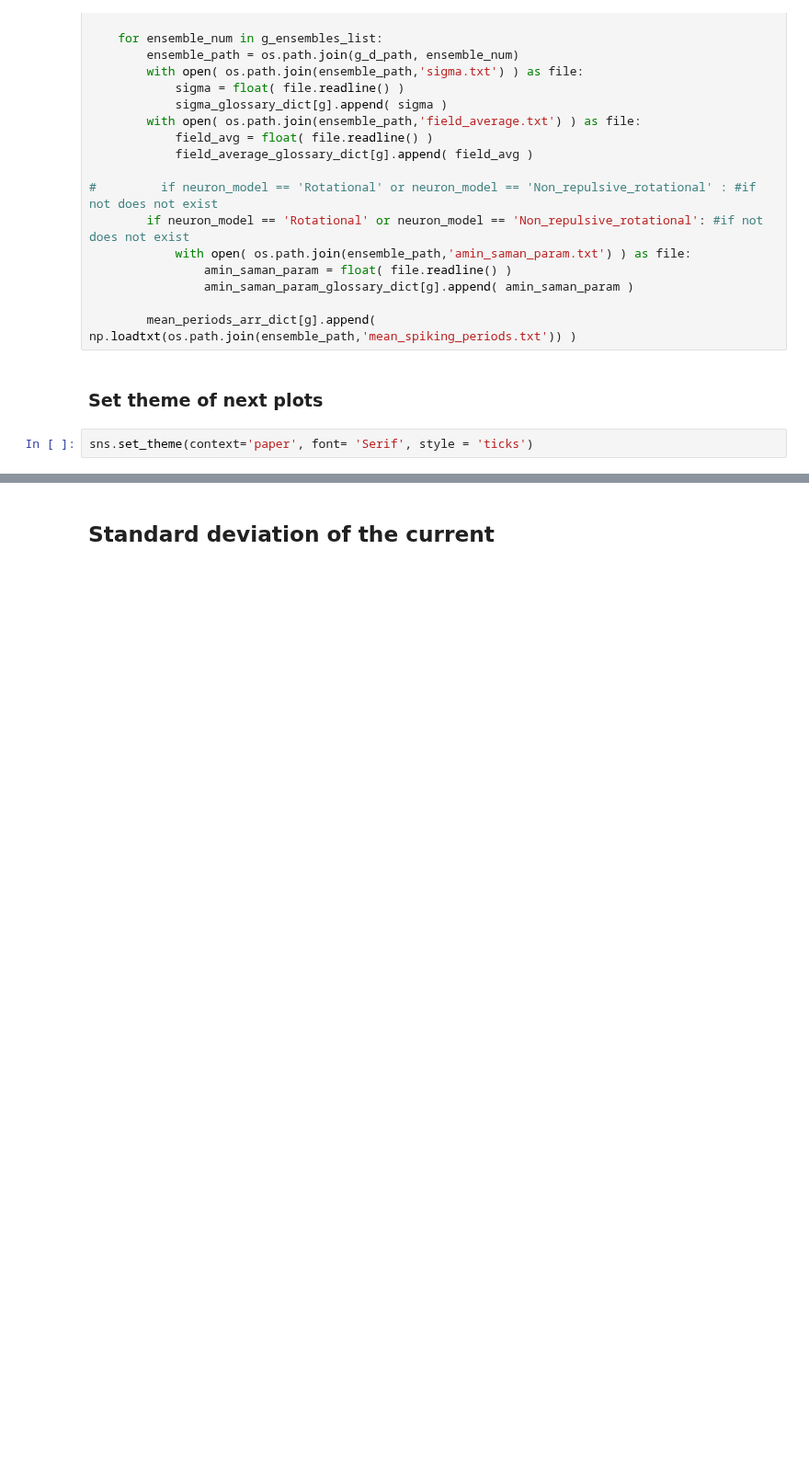
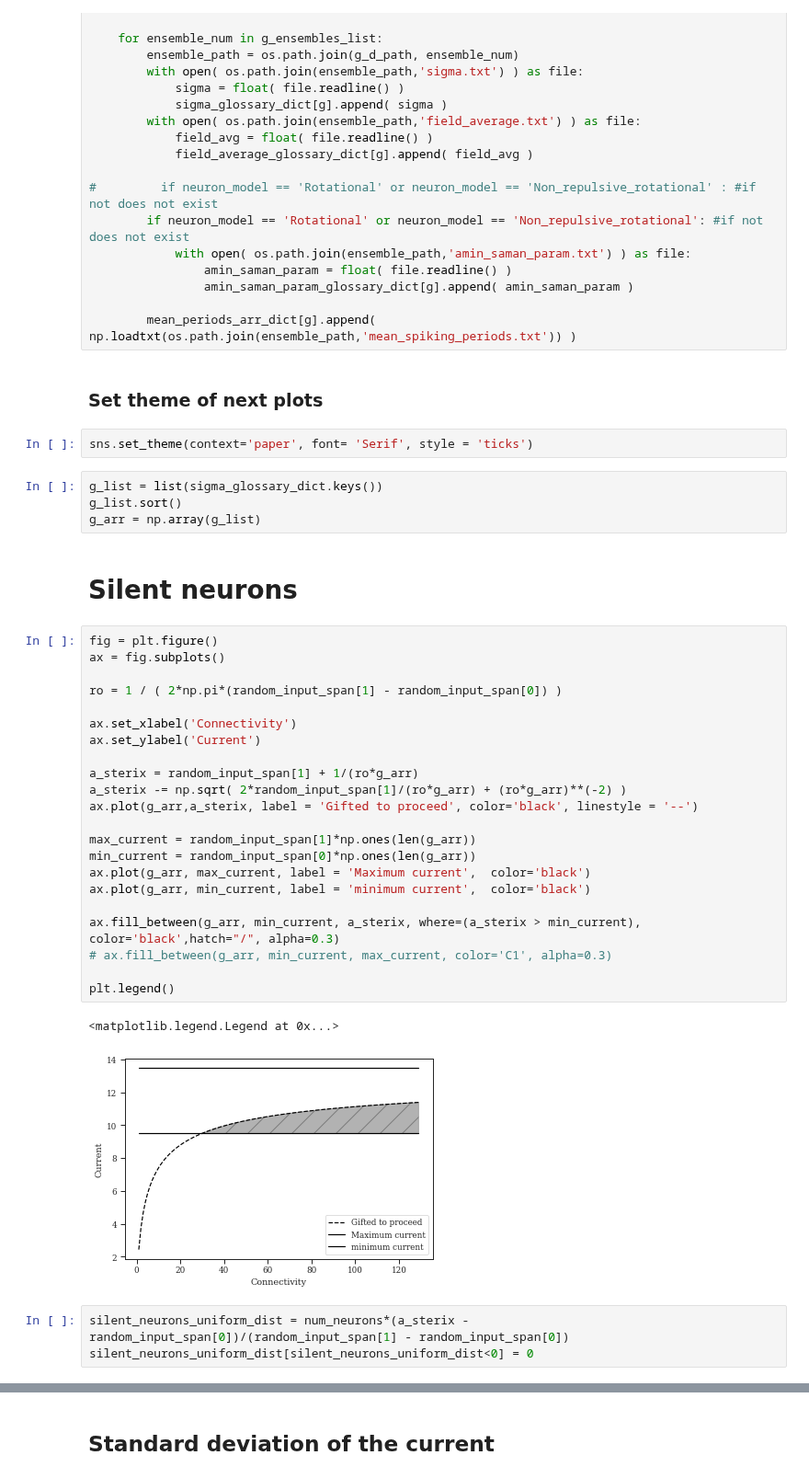
Before and after one commit to mmehrani/master_thesis, a Jupyter notebook: scripts/all_neurons_model_in_one_place/averaging_on_ensembles.ipynb, the cells around one changed output, grey strips where cells are left out. Shown at 92% size. Saved outputs shown, nothing was run; the diff lists cells and outputs as text; blank space fills up the shorter version.

```diff
--- a/scripts/all_neurons_model_in_one_place/averaging_on_ensembles.ipynb
+++ b/scripts/all_neurons_model_in_one_place/averaging_on_ensembles.ipynb
@@ -79,3 +82,37 @@ for g_folder in desired_g_folders:
 ### Set theme of next plots
 # %%
 sns.set_theme(context='paper', font= 'Serif', style = 'ticks')
+# %%
+g_list = list(sigma_glossary_dict.keys())
+g_list.sort()
+g_arr = np.array(g_list)
+# %% [markdown]
+# Silent neurons
+# %%
+fig = plt.figure()
+ax = fig.subplots()
+
+ro = 1 / ( 2*np.pi*(random_input_span[1] - random_input_span[0]) )
+
+ax.set_xlabel('Connectivity')
+ax.set_ylabel('Current')
+
+a_sterix = random_input_span[1] + 1/(ro*g_arr)
+a_sterix -= np.sqrt( 2*random_input_span[1]/(ro*g_arr) + (ro*g_arr)**(-2) )
+ax.plot(g_arr,a_sterix, label = 'Gifted to proceed', color='black', linestyle = '--')
+
+max_current = random_input_span[1]*np.ones(len(g_arr))
+min_current = random_input_span[0]*np.ones(len(g_arr))
+ax.plot(g_arr, max_current, label = 'Maximum current',  color='black')
+ax.plot(g_arr, min_current, label = 'minimum current',  color='black')
+
+ax.fill_between(g_arr, min_current, a_sterix, where=(a_sterix > min_current), color='black',hatch="/", alpha=0.3)
+# ax.fill_between(g_arr, min_current, max_current, color='C1', alpha=0.3)
+
+plt.legend()
+# %% [output]
+<matplotlib.legend.Legend at 0x...>
+[figure, added]
+# %%
+silent_neurons_uniform_dist = num_neurons*(a_sterix - random_input_span[0])/(random_input_span[1] - random_input_span[0])
+silent_neurons_uniform_dist[silent_neurons_uniform_dist<0] = 0
```
Also changed, not shown: parts of 25 cells of this notebook, 6 other files.
